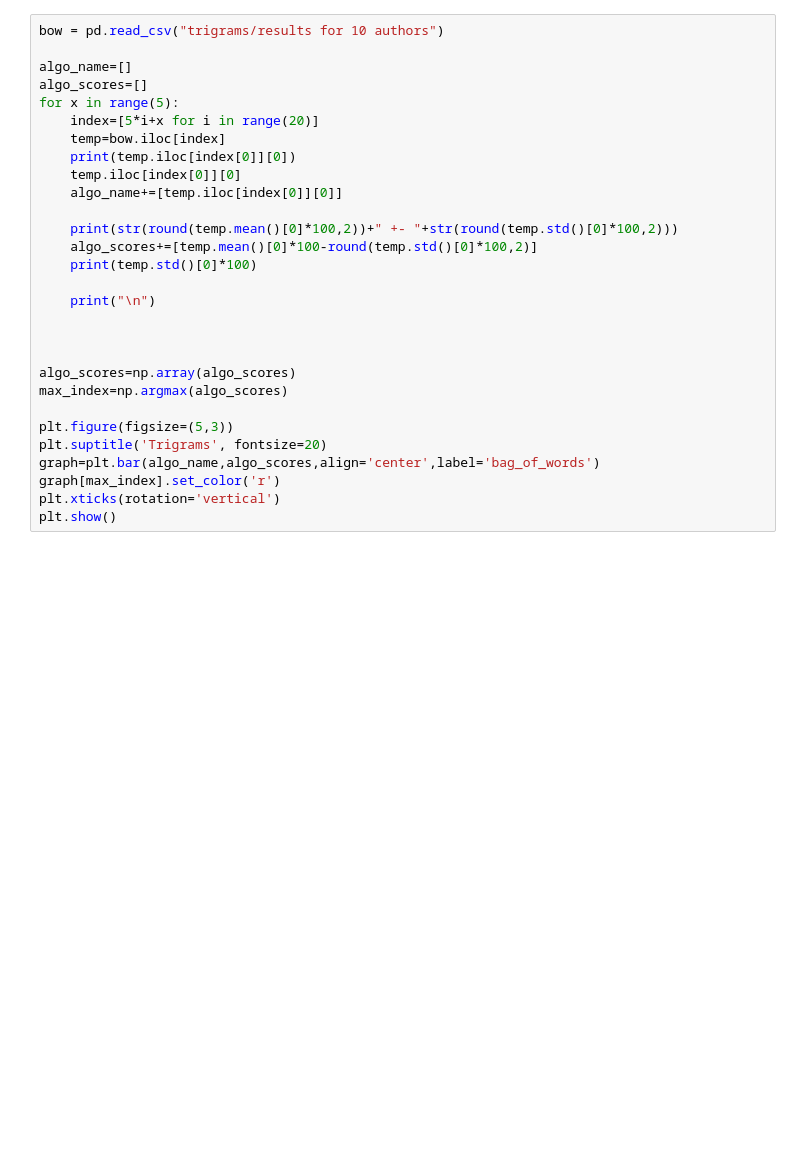
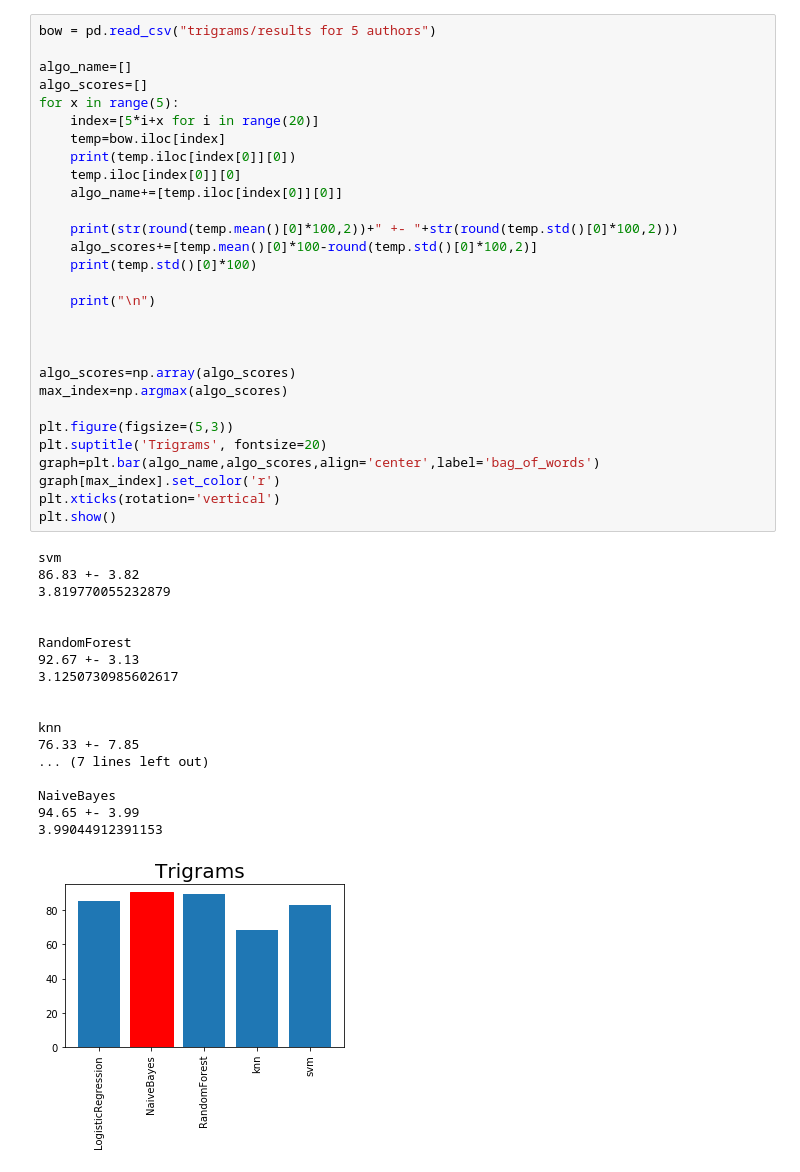
Before and after one commit to kishanku56/Author-Attribution-of-Hindi-texts, a Jupyter notebook: results.ipynb, the cells around one changed output. Drawn from its saved outputs; the diff is of its cells as text; blank space fills up the shorter version.

```diff
--- a/results.ipynb
+++ b/results.ipynb
@@ -69,30 +105,49 @@ plt.show()
 # %%
-bow = pd.read_csv("trigrams/results for 10 authors")
+bow = pd.read_csv("trigrams/results for 5 authors")
 
 algo_name=[]
 algo_scores=[]
 for x in range(5):
     index=[5*i+x for i in range(20)]
     temp=bow.iloc[index]
     print(temp.iloc[index[0]][0])
     temp.iloc[index[0]][0]
     algo_name+=[temp.iloc[index[0]][0]]
 
     print(str(round(temp.mean()[0]*100,2))+" +- "+str(round(temp.std()[0]*100,2)))
     algo_scores+=[temp.mean()[0]*100-round(temp.std()[0]*100,2)]
     print(temp.std()[0]*100)
 
     print("\n")
 
 
 
 algo_scores=np.array(algo_scores)
 max_index=np.argmax(algo_scores)
 
 plt.figure(figsize=(5,3))
 plt.suptitle('Trigrams', fontsize=20)
 graph=plt.bar(algo_name,algo_scores,align='center',label='bag_of_words')
 graph[max_index].set_color('r')
 plt.xticks(rotation='vertical')
 plt.show()
+# %% [output]
+svm
+86.83 +- 3.82
+3.819770055232879
+
+
+RandomForest
+92.67 +- 3.13
+3.1250730985602617
+
+
+knn
+76.33 +- 7.85
+... (7 lines left out)
+
+NaiveBayes
+94.65 +- 3.99
+3.99044912391153
+[figure, added]
 # %%
```
Also changed, not shown: parts of 8 cells of this notebook.
